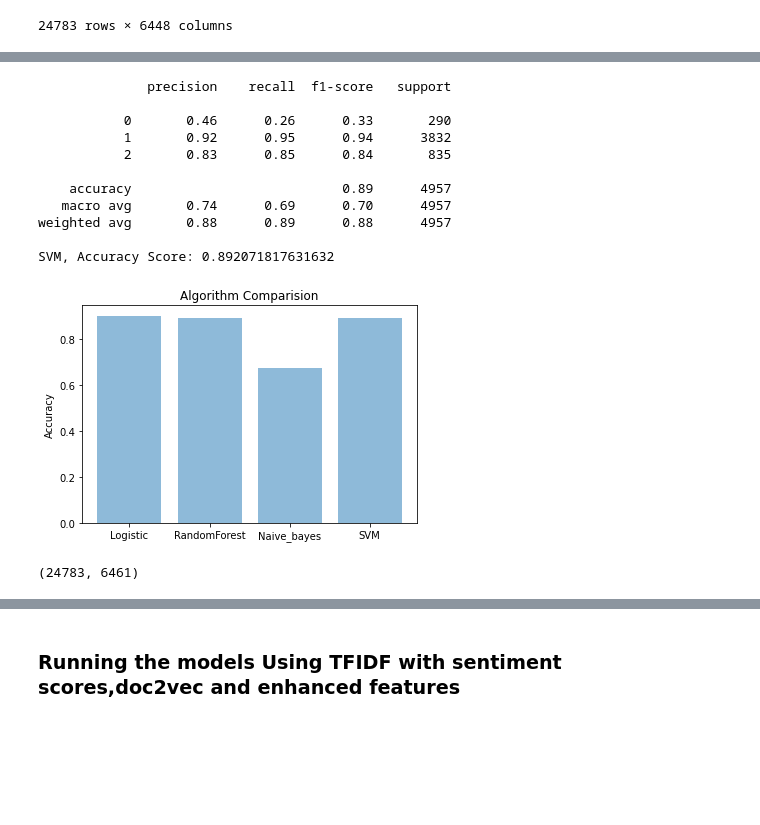
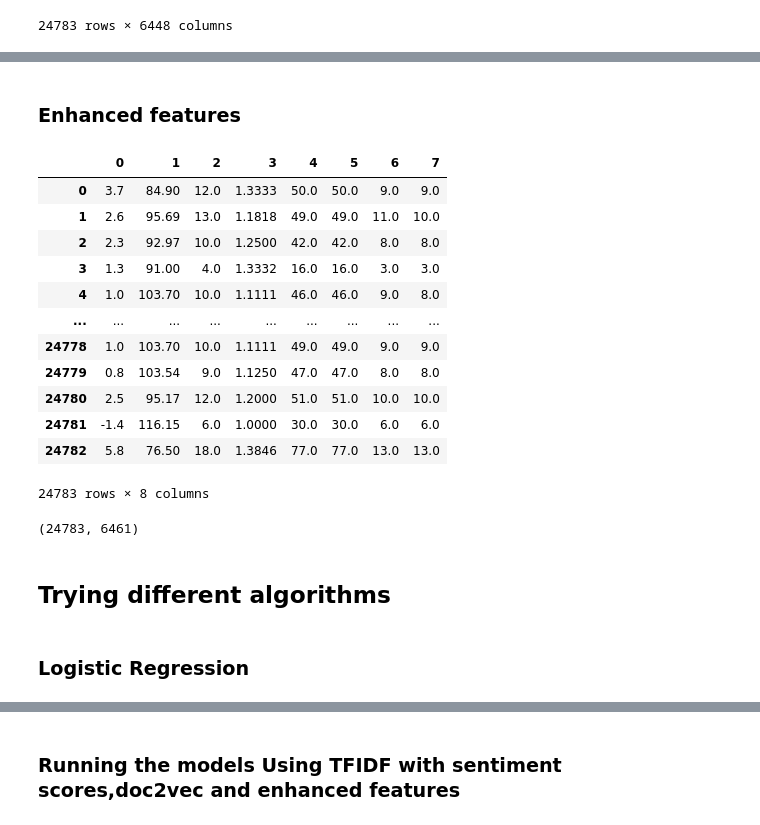
Before and after one commit to albertomonari/Hate-speech-and-offensive-language-detection, a Jupyter notebook: Hate speech and offensive language detection.ipynb, the cells around one changed output, grey strips where cells are left out. Drawn from its saved outputs; the diff is of its cells as text; code cells hidden in the pictures; blank space fills up the shorter version.

```diff
--- a/Hate speech and offensive language detection.ipynb
+++ b/Hate speech and offensive language detection.ipynb
@@ -683,37 +402,5 @@ Naive Bayes, Accuracy Score: 0.6722259583053127
-# %%
-X = panda.DataFrame(modelling_features)
-y = hate_speech_df['class'].astype(int)
-X_train_bow, X_test_bow, y_train, y_test = train_test_split(X, y, random_state=42, test_size=0.2)
-support =LinearSVC(random_state=20)
-support.fit(X_train_bow,y_train)
-y_preds = support.predict(X_test_bow)
-acc3=accuracy_score(y_test,y_preds)
-report = classification_report( y_test, y_preds )
-print(report)
-print("SVM, Accuracy Score:" , acc3)
-# %% [output]
-              precision    recall  f1-score   support
-
-           0       0.46      0.26      0.33       290
-           1       0.92      0.95      0.94      3832
-           2       0.83      0.85      0.84       835
-
-    accuracy                           0.89      4957
-   macro avg       0.74      0.69      0.70      4957
-weighted avg       0.88      0.89      0.88      4957
-
-SVM, Accuracy Score: 0.892071817631632
-# %%
-objects = ('Logistic', 'RandomForest', 'Naive_bayes', 'SVM')
-y_pos = np.arange(len(objects))
-performance = [acc,acc1,acc2,acc3]
-plt.bar(y_pos, performance, align='center', alpha=0.5)
-plt.xticks(y_pos, objects)
-plt.ylabel('Accuracy')
-plt.title('Algorithm Comparision')
-plt.show()
-# %% [output]
-[figure, removed]
+# %% [markdown]
+### Enhanced features
 # %%
 #Using TFIDF with sentiment scores,doc2vec and enhanced features
 from textstat.textstat import *
@@ -722,37 +409,55 @@ def additional_features(tweet):
 
     syllables = textstat.syllable_count(tweet)
     num_chars = sum(len(w) for w in tweet)
     num_chars_total = len(tweet)
     num_words = len(tweet.split())
     # avg_syl = total syllables/ total words
     avg_syl = round(float((syllables+0.001))/float(num_words+0.001),4)
     num_unique_terms = len(set(tweet.split()))
 
     #  Flesch–Kincaid readability tests are readability tests
     #  designed to indicate how difficult a passage in English is to understand.
     # There are two tests, the Flesch Reading Ease, and the Flesch–Kincaid Grade
     # A text with a comparatively high score on FRE test should have a lower score on the FKRA test.
-    # Reference - https://en.wikipedia.org/wiki/Flesch%E2%80%93Kincaid_readability_tests
 
     ###Modified FK grade, where avg words per sentence is : just num words/1
     FKRA = round(float(0.39 * float(num_words)/1.0) + float(11.8 * avg_syl) - 15.59,1)
     ##Modified FRE score, where sentence fixed to 1
     FRE = round(206.835 - 1.015*(float(num_words)/1.0) - (84.6*float(avg_syl)),2)
 
     add_features=[FKRA, FRE,syllables, avg_syl, num_chars, num_chars_total, num_words,
                 num_unique_terms]
     return add_features
 
 def get_additonal_feature_array(tweets):
     features=[]
     for t in tweets:
         features.append(additional_features(t))
     return np.array(features)
 
 fFeatures = get_additonal_feature_array(processed_tweets)
+
+df_fFeatures = pd.DataFrame(fFeatures)
+df_fFeatures
+# %% [output]
+|  | 0 | 1 | 2 | 3 | 4 | 5 | 6 | 7 |
+| 0 | 3.7 | 84.90 | 12.0 | 1.3333 | 50.0 | 50.0 | 9.0 | 9.0 |
+| 1 | 2.6 | 95.69 | 13.0 | 1.1818 | 49.0 | 49.0 | 11.0 | 10.0 |
+| 2 | 2.3 | 92.97 | 10.0 | 1.2500 | 42.0 | 42.0 | 8.0 | 8.0 |
+| 3 | 1.3 | 91.00 | 4.0 | 1.3332 | 16.0 | 16.0 | 3.0 | 3.0 |
+| 4 | 1.0 | 103.70 | 10.0 | 1.1111 | 46.0 | 46.0 | 9.0 | 8.0 |
+| ... | ... | ... | ... | ... | ... | ... | ... | ... |
+| 24778 | 1.0 | 103.70 | 10.0 | 1.1111 | 49.0 | 49.0 | 9.0 | 9.0 |
+| 24779 | 0.8 | 103.54 | 9.0 | 1.1250 | 47.0 | 47.0 | 8.0 | 8.0 |
+| 24780 | 2.5 | 95.17 | 12.0 | 1.2000 | 51.0 | 51.0 | 10.0 | 10.0 |
+| 24781 | -1.4 | 116.15 | 6.0 | 1.0000 | 30.0 | 30.0 | 6.0 | 6.0 |
+| 24782 | 5.8 | 76.50 | 18.0 | 1.3846 | 77.0 | 77.0 | 13.0 | 13.0 |
+24783 rows × 8 columns
 # %%
 tfidf_a = tfidf.toarray()
 modelling_features_enhanced = np.concatenate([tfidf_a,final_features,doc2vec_df,fFeatures],axis=1)
 modelling_features_enhanced.shape
 # %% [output]
 (24783, 6461)
+# %% [markdown]
+## Trying different algorithms
@@ -758,0 +474,2 @@ modelling_features_enhanced.shape
+# %% [markdown]
+### Logistic Regression
```
Also changed, not shown: parts of 58 cells of this notebook, 1 other file.
